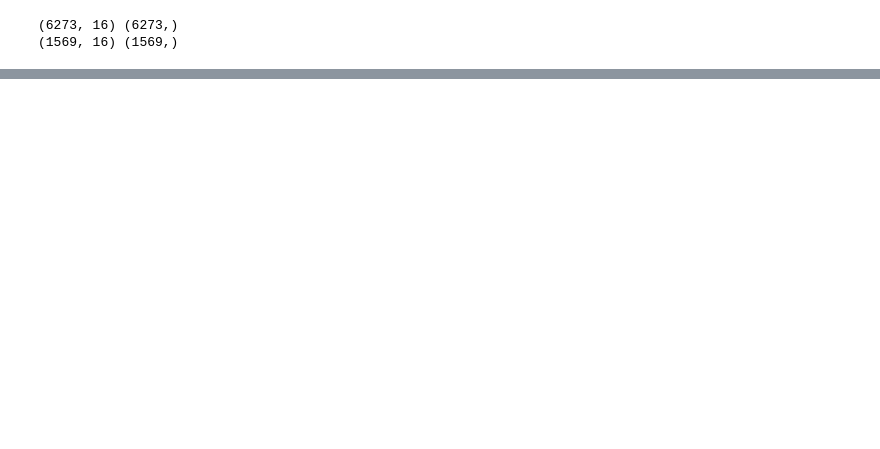
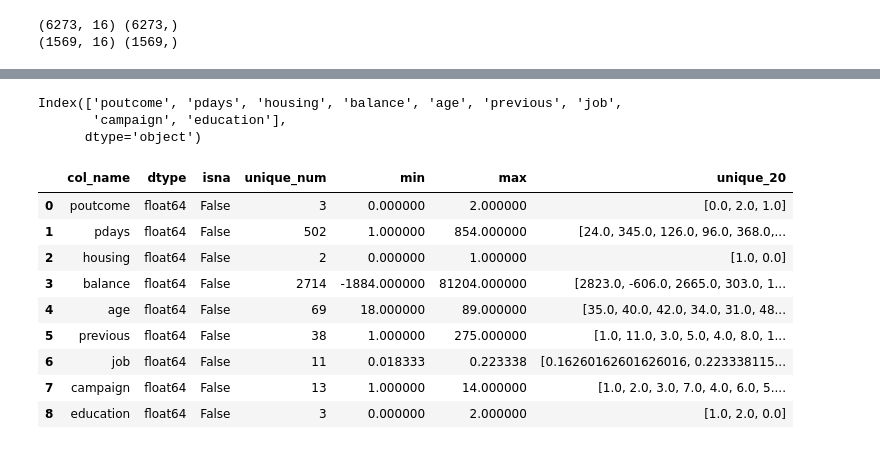
Before and after one commit to michael-0907/tibami, a Jupyter notebook: bank_1.ipynb, the cells around one changed output, grey strips where cells are left out. Cells and saved outputs as stored; diff of their text form; code cells hidden in the pictures; blank space fills up the shorter version.

```diff
--- a/bank_1.ipynb
+++ b/bank_1.ipynb
@@ -318,0 +527,30 @@ Index(['age', 'job', 'marital', 'education', 'default', 'balance', 'housing',
+# %%
+column_info = []
+for col in X_train_preprocessed.columns:
+  info_dtype = X_train_preprocessed[col].dtype
+  info_isna = X_train_preprocessed[col].isna().any()
+  info_nunique = X_train_preprocessed[col].nunique()
+  info_min = X_train_preprocessed[col].min()
+  info_max = X_train_preprocessed[col].max()
+  info_unique_20 = X_train_preprocessed[col].unique()[0: 20]
+
+  c = [col, info_dtype, info_isna, info_nunique, info_min, info_max, info_unique_20]
+  column_info.append(c)
+columns = ["col_name", "dtype", "isna", "unique_num", "min", "max", "unique_20"]
+column_info_df = pd.DataFrame(column_info, columns=columns)
+display(X_train_preprocessed.columns)
+display(column_info_df)
+# %% [output]
+Index(['poutcome', 'pdays', 'housing', 'balance', 'age', 'previous', 'job',
+       'campaign', 'education'],
+      dtype='object')
+|  | col_name | dtype | isna | unique_num | min | max | unique_20 |
+| 0 | poutcome | float64 | False | 3 | 0.000000 | 2.000000 | [0.0, 2.0, 1.0] |
+| 1 | pdays | float64 | False | 502 | 1.000000 | 854.000000 | [24.0, 345.0, 126.0, 96.0, 368.0,... |
+| 2 | housing | float64 | False | 2 | 0.000000 | 1.000000 | [1.0, 0.0] |
+| 3 | balance | float64 | False | 2714 | -1884.000000 | 81204.000000 | [2823.0, -606.0, 2665.0, 303.0, 1... |
+| 4 | age | float64 | False | 69 | 18.000000 | 89.000000 | [35.0, 40.0, 42.0, 34.0, 31.0, 48... |
+| 5 | previous | float64 | False | 38 | 1.000000 | 275.000000 | [1.0, 11.0, 3.0, 5.0, 4.0, 8.0, 1... |
+| 6 | job | float64 | False | 11 | 0.018333 | 0.223338 | [0.16260162601626016, 0.223338115... |
+| 7 | campaign | float64 | False | 13 | 1.000000 | 14.000000 | [1.0, 2.0, 3.0, 7.0, 4.0, 6.0, 5.... |
+| 8 | education | float64 | False | 3 | 0.000000 | 2.000000 | [1.0, 2.0, 0.0] |
```
Also changed, not shown: parts of 30 cells of this notebook.
